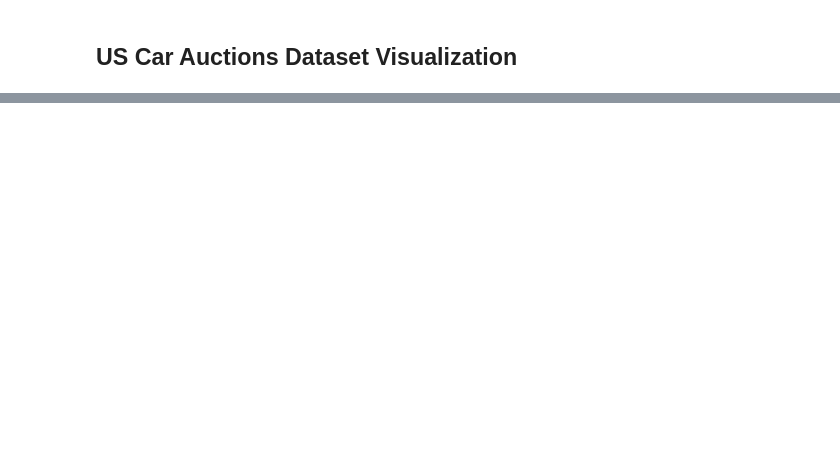
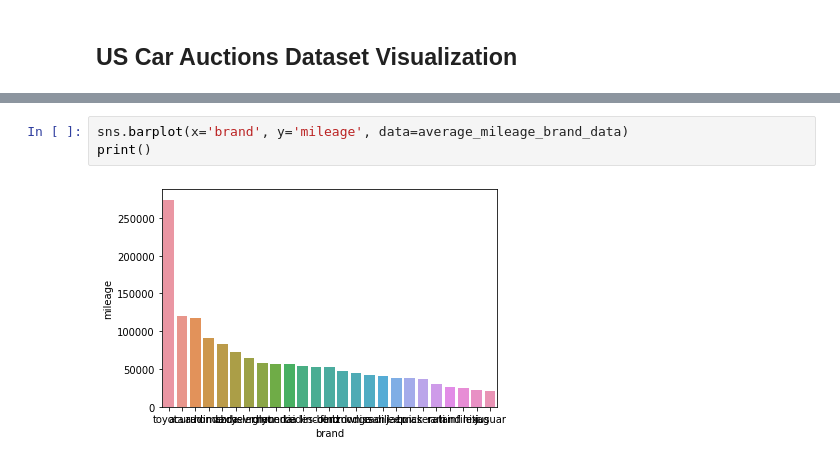
Before and after one commit to Alex-Angelico/data-visualization, a Jupyter notebook: viz-a.ipynb, the cells around one changed output, grey strips where cells are left out. Cells and saved outputs as stored; diff of their text form; blank space fills up the shorter version.

```diff
--- a/viz-a.ipynb
+++ b/viz-a.ipynb
@@ -45,0 +115,5 @@ AttributeError: 'SeriesGroupBy' object has no attribute 'sort_valeus'
+# %%
+sns.barplot(x='brand', y='mileage', data=average_mileage_brand_data)
+print()
+# %% [output]
+[figure, added]
```
Also changed, not shown: parts of 7 cells of this notebook, 4 other files.
